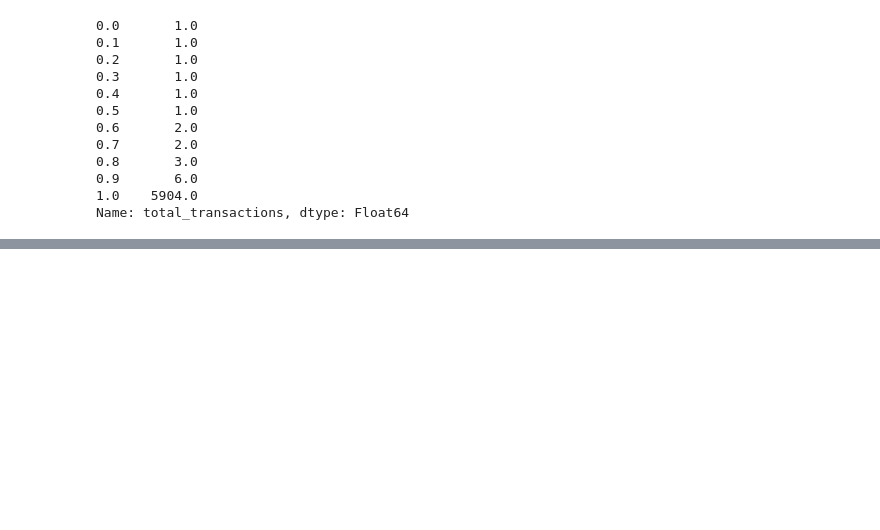
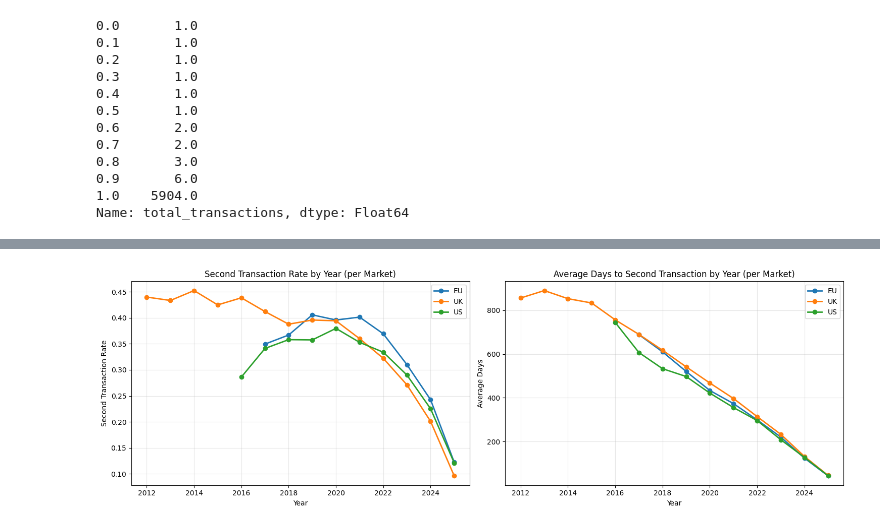
Before and after one commit to mpb-com/dsci-customer, a Jupyter notebook: experiments/eda.ipynb, the cells around one changed output, grey strips where cells are left out. Cells and saved outputs as stored; diff of their text form; code cells hidden in the pictures; blank space fills up the shorter version.

```diff
--- a/experiments/eda.ipynb
+++ b/experiments/eda.ipynb
@@ -206,0 +358,44 @@ Name: avg_frequency_days, dtype: float64
+# %%
+import matplotlib.pyplot as plt
+import seaborn as sns
+import numpy as np
+
+# Two key plots
+fig, axes = plt.subplots(1, 2, figsize=(15, 5))
+
+# 1. Second transaction rate by year - separate curve per market
+yearly_market_stats = df.groupby(['market', df['first_txn_date'].dt.year]).agg({
+    'days_between_first_and_second': lambda x: (x > 0).mean()
+}).reset_index()
+
+for market in df['market'].unique():
+    market_data = yearly_market_stats[yearly_market_stats['market'] == market]
+    axes[0].plot(market_data['first_txn_date'], market_data['days_between_first_and_second'],
+                 marker='o', label=market, linewidth=2)
+
+axes[0].set_title('Second Transaction Rate by Year (per Market)')
+axes[0].set_xlabel('Year')
+axes[0].set_ylabel('Second Transaction Rate')
+axes[0].legend()
+axes[0].grid(True, alpha=0.3)
+
+# 2. Average days to second transaction by year - separate curve per market
+yearly_market_days = df[df['days_between_first_and_second'] > 0].groupby(['market', df['first_txn_date'].dt.year]).agg({
+    'days_between_first_and_second': 'mean'
+}).reset_index()
+
+for market in df['market'].unique():
+    market_data = yearly_market_days[yearly_market_days['market'] == market]
+    axes[1].plot(market_data['first_txn_date'], market_data['days_between_first_and_second'],
+                 marker='o', label=market, linewidth=2)
+
+axes[1].set_title('Average Days to Second Transaction by Year (per Market)')
+axes[1].set_xlabel('Year')
+axes[1].set_ylabel('Average Days')
+axes[1].legend()
+axes[1].grid(True, alpha=0.3)
+
+plt.tight_layout()
+plt.show()
+# %% [output]
+[figure, added]
```
Also changed, not shown: parts of 16 cells of this notebook, 7 other files.
